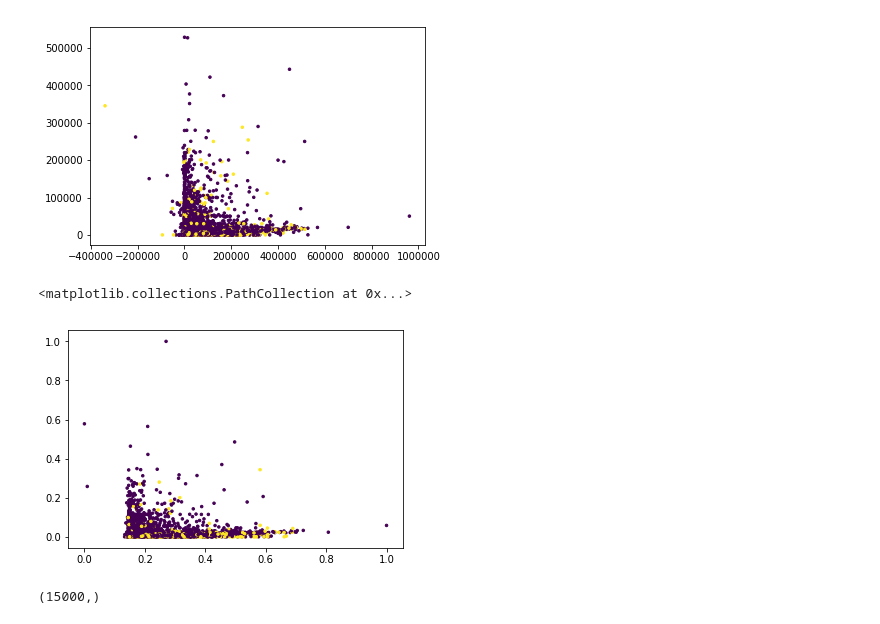
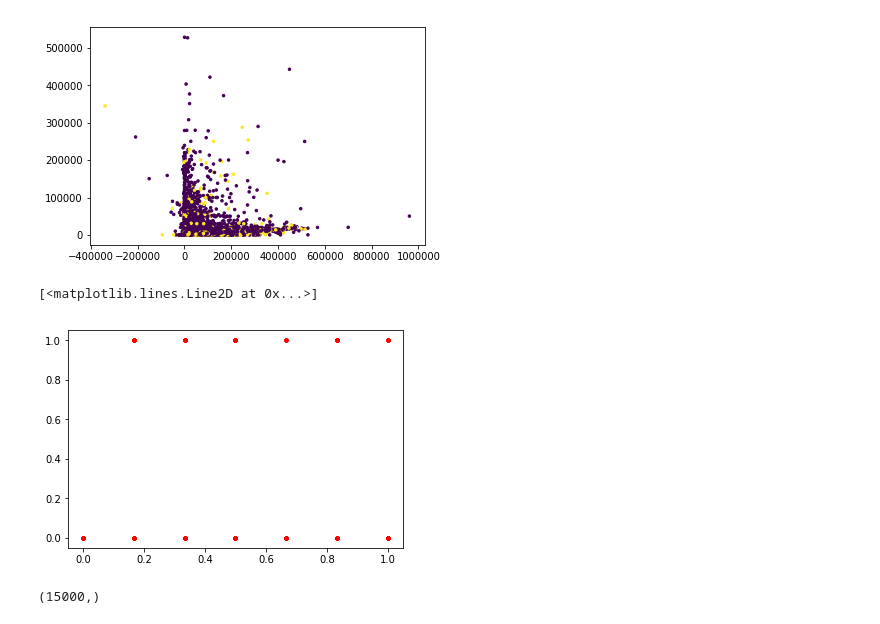
Before and after one commit to vivekchandrabs/Credit-card-payment-prediction, a Jupyter notebook: credit card payment prediction.ipynb, the cells around one changed output. Saved outputs shown, nothing was run; the diff lists cells and outputs as text; code cells hidden in the pictures.

```diff
--- a/credit card payment prediction.ipynb
+++ b/credit card payment prediction.ipynb
@@ -103,11 +103,11 @@ x5 = (x5-x5.min())/(x5.max()-x5.min())
 x6 = (x6-x6.min())/(x6.max()-x6.min())
 x7 = (x7-x7.min())/(x7.max()-x7.min())
 x8 = (x8-x8.min())/(x8.max()-x8.min())
-# %%
-plt.scatter(x7,x8, c=target, marker = '.',s=25)
-# %% [output]
-<matplotlib.collections.PathCollection at 0x...>
-[figure, removed]
+# %%
+plt.plot(x3,y,'r.')
+# %% [output]
+[<matplotlib.lines.Line2D at 0x...>]
+[figure, added]
 # %%
 xt1, xs1, xt2,xs2,xt3,xs3,xt4,xs4,xt5,xs5,xt6,xs6,xt7,xs7,xt8,xs8, yt, ys = train_test_split(x1,x2,x3,x4,x5,x6,x7,x8,y,test_size =0.5)
 # %%
```
Also changed, not shown: parts of 2 cells of this notebook, 2 other files.
